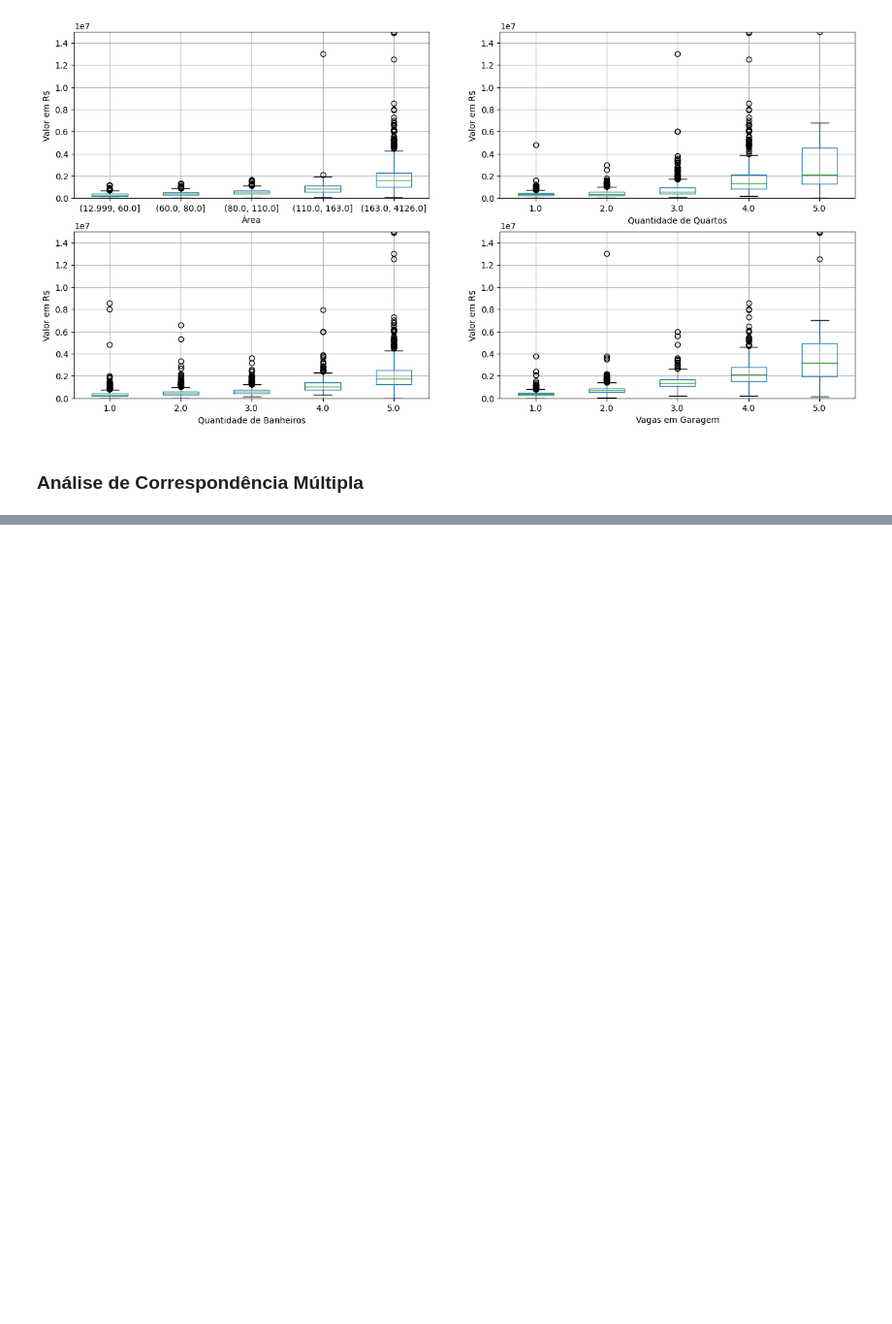
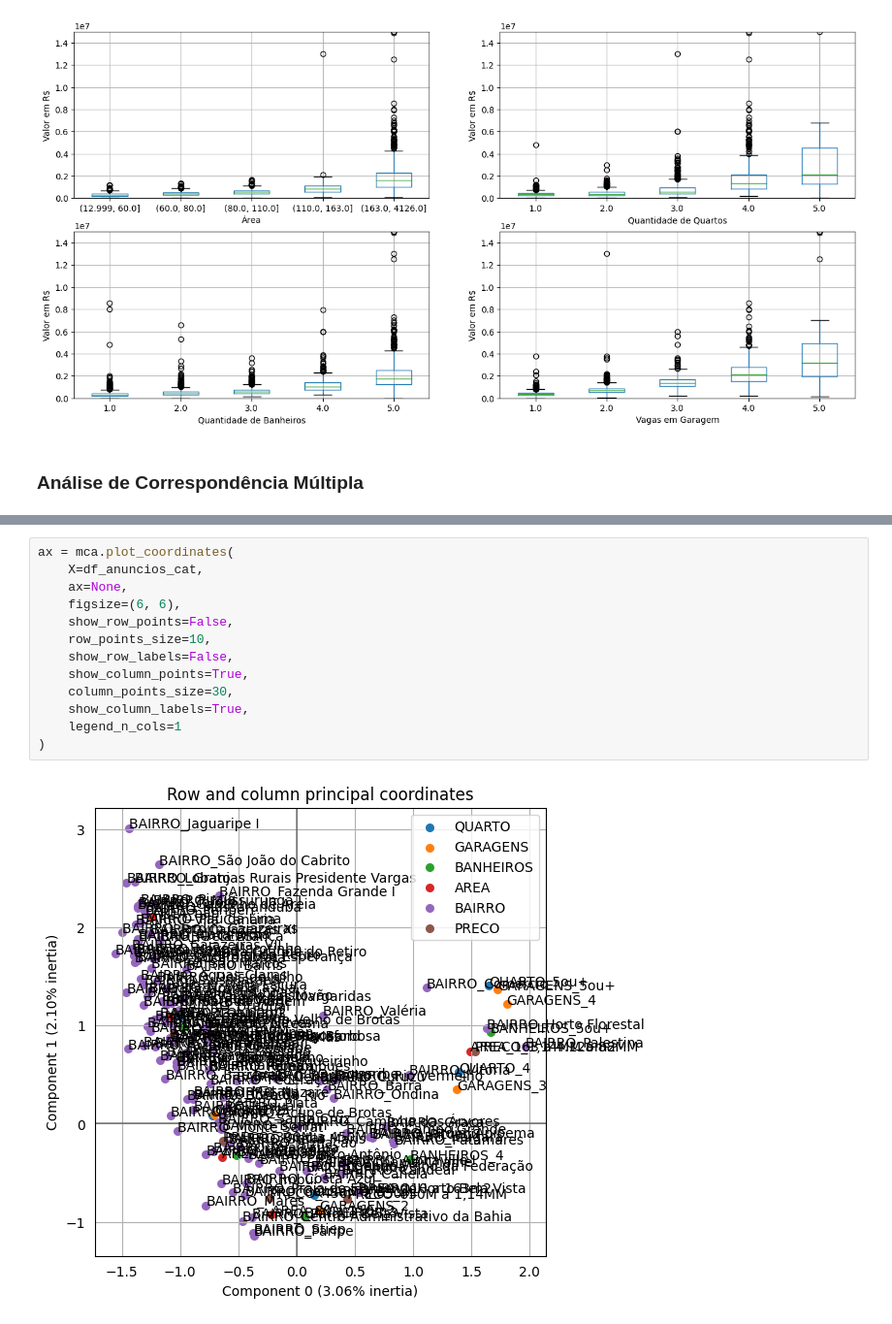
Before and after one commit to danrmoliv/apartment_prices_olx, a Jupyter notebook: precos_apartamentos.ipynb, the cells around one changed output, grey strips where cells are left out. Shown at 97% size. Drawn from its saved outputs; the diff is of its cells as text; blank space fills up the shorter version.

```diff
--- a/precos_apartamentos.ipynb
+++ b/precos_apartamentos.ipynb
@@ -327,0 +489,15 @@ plt.show()
+# %%
+ax = mca.plot_coordinates(
+    X=df_anuncios_cat,
+    ax=None,
+    figsize=(6, 6),
+    show_row_points=False,
+    row_points_size=10,
+    show_row_labels=False,
+    show_column_points=True,
+    column_points_size=30,
+    show_column_labels=True,
+    legend_n_cols=1
+)
+# %% [output]
+[figure, added]
```
Also changed, not shown: parts of 16 cells of this notebook, 2 other files.
